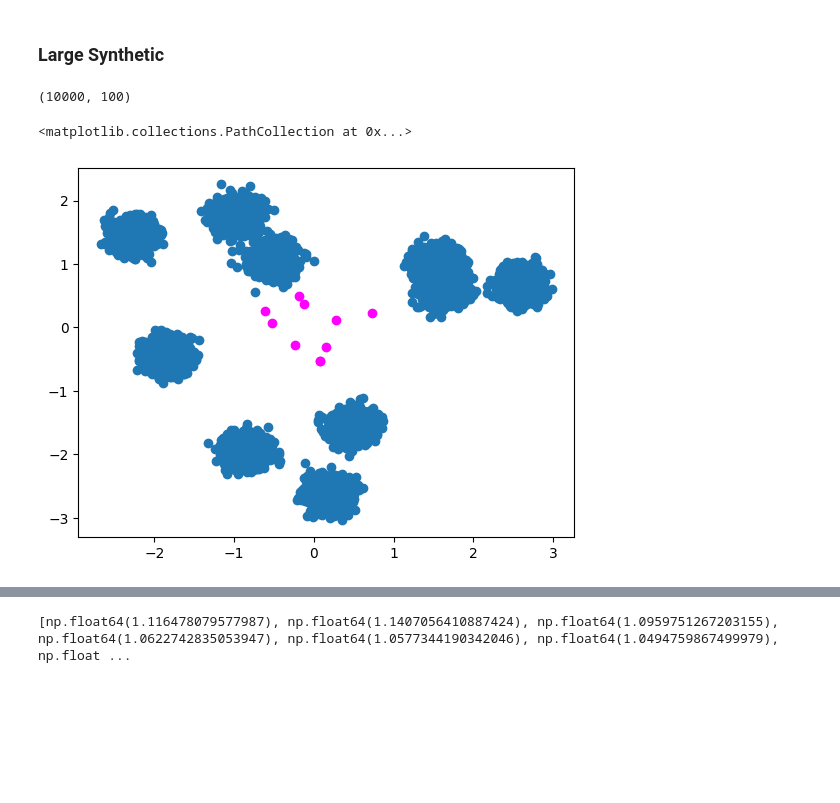
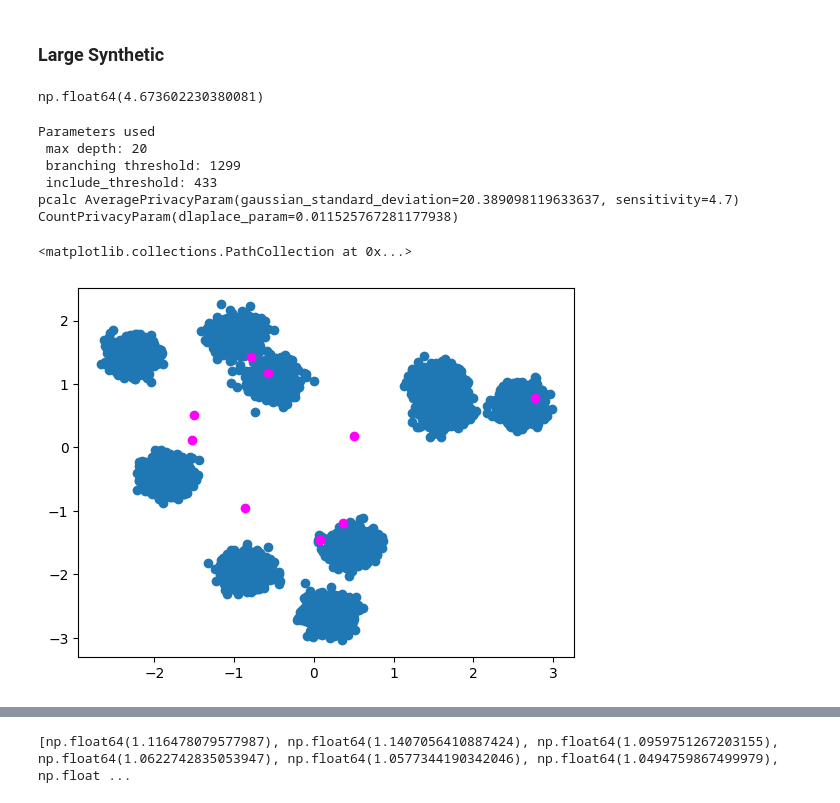
Before and after one commit to amy-ln/dpclustering, a Jupyter notebook: lsh-experiment.ipynb, the cells around one changed output, grey strips where cells are left out. Cells and saved outputs as stored; diff of their text form; code cells hidden in the pictures; blank space fills up the shorter version.

```diff
--- a/lsh-experiment.ipynb
+++ b/lsh-experiment.ipynb
@@ -212,22 +236,32 @@ selected projection vectors shape:  (4,)
 # %%
 large = np.load("datasets/large-synthetic.npy")
 large.shape
+
+np.max(np.linalg.norm(large, axis=-1)) # radius of 2.3
 # %% [output]
-(10000, 100)
+np.float64(4.673602230380081)
 # %%
 large_pca = PCA(n_components=2)
 large_2d = large_pca.fit_transform(large)
 
-params = Params(epsilon=1, delta=1e-6, radius=1, dimension=100, k=10)
+params = Params(epsilon=1, delta=1e-6, radius=4.7, dimension=100, k=10)
 points, weights = bucket_using_privacy_accountant(X=large, p=params, seed=21375)
-centers = lloyd_with_weights(k=10, X=points, weights=weights, n_iter=10, rs=21375)
+if len(points) > 10:
+    centers = KMeans(10).fit(points, sample_weight=weights).cluster_centers_
+else:
+    centers = points
 centers_2d = large_pca.transform(centers)
 
 plt.scatter(large_2d[:,0], large_2d[:,1])
 plt.scatter(centers_2d[:,0], centers_2d[:, 1], c="magenta")
 # %% [output]
-<matplotlib.collections.PathCollection at 0x...>
+Parameters used
+ max depth: 20
+ branching threshold: 1299
+ include_threshold: 433
+pcalc AveragePrivacyParam(gaussian_standard_deviation=20.389098119633637, sensitivity=4.7) CountPrivacyParam(dlaplace_param=0.011525767281177938)
+<matplotlib.collections.PathCollection at 0x...>
-[figure, old version]
+[figure, new version]
 # %%
 forest = np.load("datasets/forest.npy")
 forest.shape
```
Also changed, not shown: parts of 9 cells of this notebook, 1 other file.
